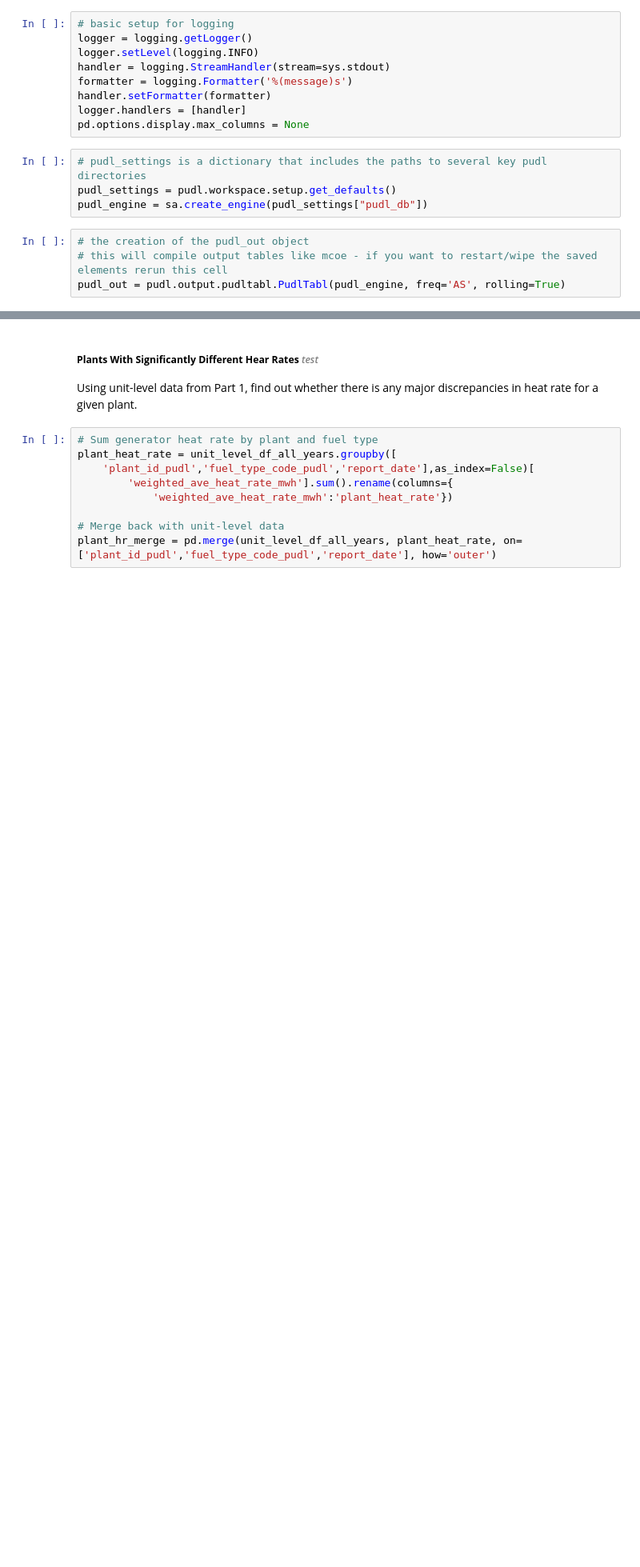
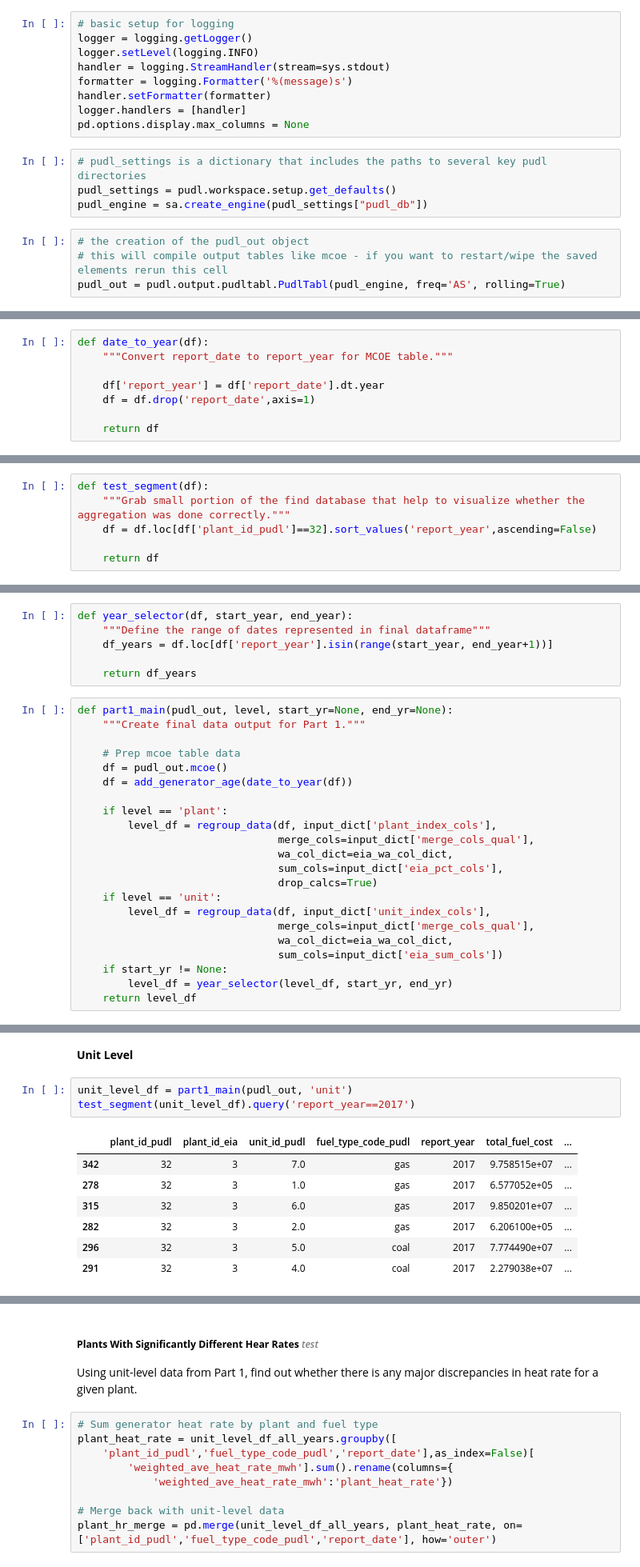
Before and after one commit to catalyst-cooperative/ei-mcoe-map, a Jupyter notebook: mcoe_compilation.ipynb, the cells around one changed output, grey strips where cells are left out. Shown: that part at 80% size. Saved outputs shown, nothing was run; the diff lists cells and outputs as text; blank space fills up the shorter version.

```diff
--- a/mcoe_compilation.ipynb
+++ b/mcoe_compilation.ipynb
@@ -463,0 +75,8 @@ mcoe_plant_df
+# %%
+def date_to_year(df):
+    """Convert report_date to report_year for MCOE table."""
+
+    df['report_year'] = df['report_date'].dt.year
+    df = df.drop('report_date',axis=1)
+
+    return df
@@ -463,0 +96,6 @@ mcoe_plant_df
+# %%
+def test_segment(df):
+    """Grab small portion of the find database that help to visualize whether the aggregation was done correctly."""
+    df = df.loc[df['plant_id_pudl']==32].sort_values('report_year',ascending=False)
+
+    return df
@@ -463,0 +149,28 @@ mcoe_plant_df
+# %%
+def year_selector(df, start_year, end_year):
+    """Define the range of dates represented in final dataframe"""
+    df_years = df.loc[df['report_year'].isin(range(start_year, end_year+1))]
+
+    return df_years
+# %%
+def part1_main(pudl_out, level, start_yr=None, end_yr=None):
+    """Create final data output for Part 1."""
+
+    # Prep mcoe table data
+    df = pudl_out.mcoe()
+    df = add_generator_age(date_to_year(df))
+
+    if level == 'plant':
+        level_df = regroup_data(df, input_dict['plant_index_cols'],
+                                merge_cols=input_dict['merge_cols_qual'],
+                                wa_col_dict=eia_wa_col_dict,
+                                sum_cols=input_dict['eia_pct_cols'],
+                                drop_calcs=True)
+    if level == 'unit':
+        level_df = regroup_data(df, input_dict['unit_index_cols'],
+                                merge_cols=input_dict['merge_cols_qual'],
+                                wa_col_dict=eia_wa_col_dict,
+                                sum_cols=input_dict['eia_sum_cols'])
+    if start_yr != None:
+        level_df = year_selector(level_df, start_yr, end_yr)
+    return level_df
@@ -463,0 +357,13 @@ mcoe_plant_df
+# %% [markdown]
+**Unit Level**
+# %%
+unit_level_df = part1_main(pudl_out, 'unit')
+test_segment(unit_level_df).query('report_year==2017')
+# %% [output]
+|  | plant_id_pudl | plant_id_eia | unit_id_pudl | fuel_type_code_pudl | report_year | total_fuel_cost | ... |
+| 342 | 32 | 3 | 7.0 | gas | 2017 | 9.758515e+07 | ... |
+| 278 | 32 | 3 | 1.0 | gas | 2017 | 6.577052e+05 | ... |
+| 315 | 32 | 3 | 6.0 | gas | 2017 | 9.850201e+07 | ... |
+| 282 | 32 | 3 | 2.0 | gas | 2017 | 6.206100e+05 | ... |
+| 296 | 32 | 3 | 5.0 | coal | 2017 | 7.774490e+07 | ... |
+| 291 | 32 | 3 | 4.0 | coal | 2017 | 2.279038e+07 | ... |
```
Also changed, not shown: parts of 95 cells of this notebook.
